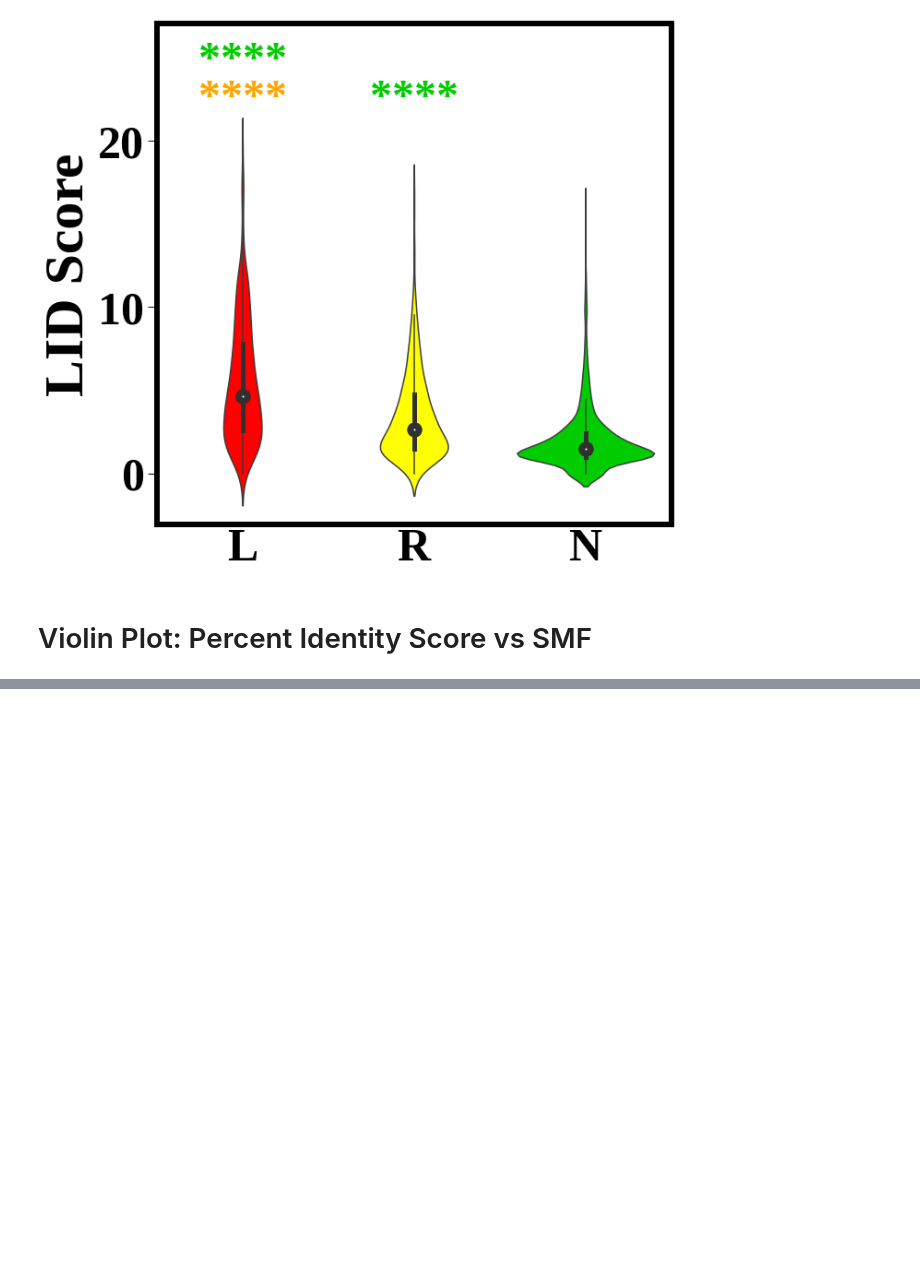
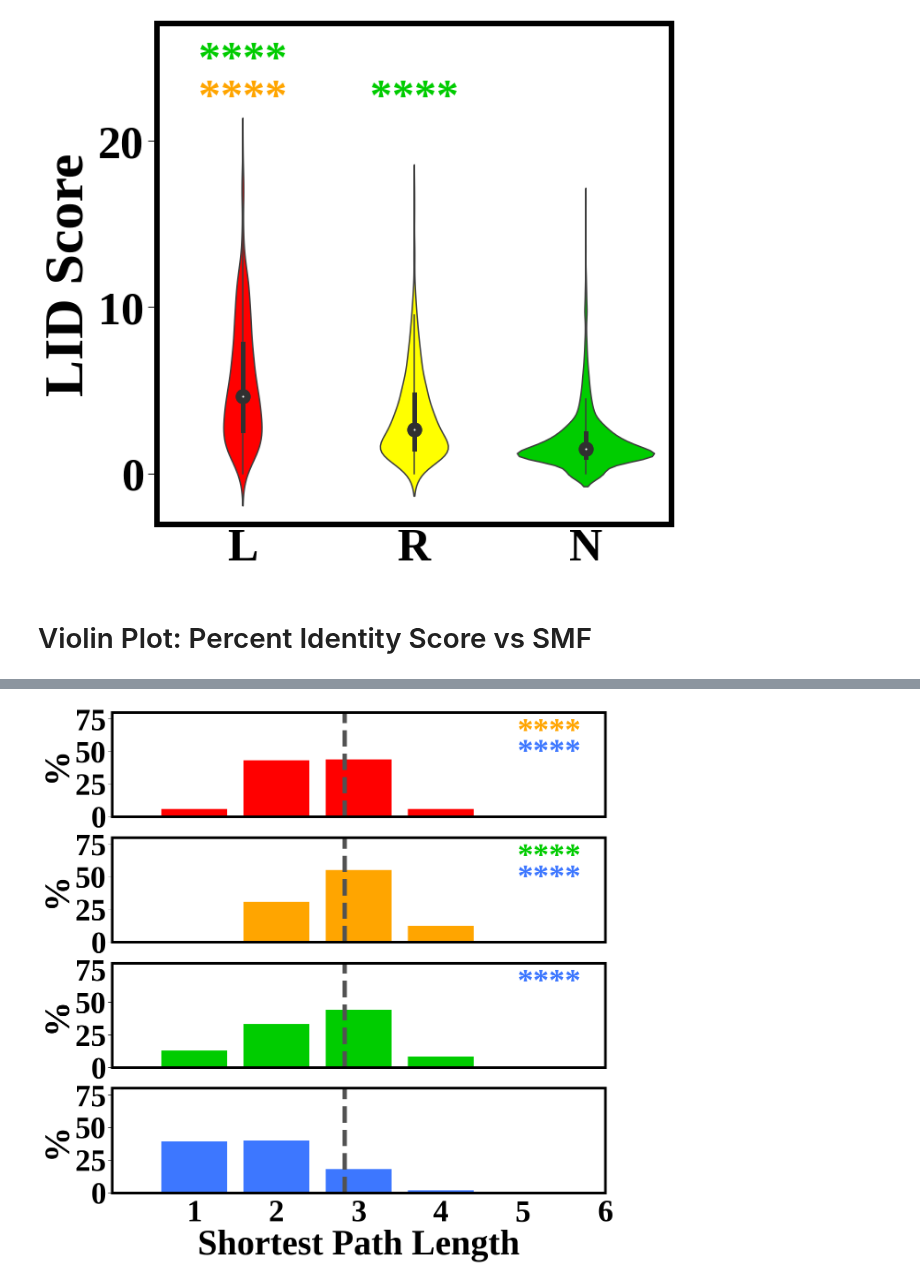
Before and after one commit to KISRDevelopment/cell_viability_paper, a Jupyter notebook: figures.ipynb, the cells around one changed output, grey strips where cells are left out. Cells and saved outputs as stored; diff of their text form; code cells hidden in the pictures; blank space fills up the shorter version.

```diff
--- a/figures.ipynb
+++ b/figures.ipynb
@@ -184,0 +289,95 @@ R (22.36) vs. N (29.44): 0.000000 [36.996009] (lens 994 vs 2487)
+# %%
+def spl_vs_gi(task_path, alpha=0.05):
+
+    plot_cfg = {
+        "tick_label_size" : 70,
+        "xlabel_size" : 80,
+        "ylabel_size" : 80,
+        "border_size" : 6,
+        "bar_border_size" : 2.5,
+        "bar_label_size" : 48,
+        "stars_label_size" : 72,
+        "annot_size" : 82,
+    }
+
+
+    colors = ['#FF0000', 'orange', '#00CC00', '#3d77ff']
+    star_colors = ['#FF0000', 'orange', '#00CC00', '#3d77ff']
+
+    df = pd.read_feather(task_path)
+
+    mean_spl = np.mean(df['pairwise-spl'])
+    print(mean_spl)
+    bins = sorted(np.unique(df['bin']))
+
+    vals = df['pairwise-spl']
+
+    val_range = np.arange(np.min(vals), np.max(vals)+1)
+
+    M = np.zeros((len(bins), len(val_range)))
+    for i in range(len(bins)):
+
+        ix = df['bin'] == i
+        sdf = df[ix]
+        svals = vals[ix]
+
+        freqs = []
+        for v in val_range:
+            freqs.append(np.sum(svals == v))
+
+        M[i, :] = freqs
+
+    # normalize by row
+    M = M * 100 / np.sum(M, axis=1, keepdims=True)
+    max_val = 80
+
+    fig, axes = plt.subplots(len(bins), 1, figsize=(20, 20), sharex=True)
+    for i in range(len(bins)):
+
+        axes[i].plot([mean_spl, mean_spl], [0, 100], linewidth=10, color='#525252', linestyle='--')
+
+        axes[i].bar(val_range, M[i, :], color=colors[i])
+        axes[i].yaxis.set_tick_params(labelsize=plot_cfg['tick_label_size'])
+        axes[i].xaxis.set_tick_params(labelsize=plot_cfg['tick_label_size'])
+        axes[i].set_xticks(val_range)
+        axes[i].set_yticks([0, 25, 50, 75])
+        axes[i].set_ylabel('%', fontsize=plot_cfg['ylabel_size'], weight='bold')
+        axes[i].yaxis.set_tick_params(length=10, width=1, which='both')
+        axes[i].xaxis.set_tick_params(length=0, pad=15)
+        if i == len(bins) - 1:
+            axes[i].set_xlabel("Shortest Path Length", fontsize=plot_cfg['xlabel_size'], weight='bold')
+        axes[i].set_ylim([0, max_val])
+        axes[i].set_xlim([0, 6])
+        plt.setp(axes[i].spines.values(),linewidth=plot_cfg["border_size"], color='black')
+
+    # plot pvalues
+    num_comparisons = len(bins) * (len(bins)-1) / 2
+    adjusted_alpha = alpha / num_comparisons
+    print("Comparisons: %d, adjusted alpha: %f" % (num_comparisons, adjusted_alpha))
+
+    for i in range(len(bins)):
+        ix = df['bin'] == i
+        a = vals[ix]
+
+        a_med = np.median(a)
+        yoffset = 0.95
+        xoffset = 0.95
+        for j in range(i+1, len(bins)):
+            ix = df['bin'] == j
+            b= vals[ix]
+
+            statistic, pvalue = scipy.stats.kruskal(a, b)
+            print("%s (%0.2f) vs. %s (%0.2f): %0.6f [%0.6f] (lens: %d vs %d)" % (bins[i],
+                np.median(a), bins[j], np.median(b), pvalue, statistic, a.shape[0], b.shape[0]))
+
+            if pvalue < adjusted_alpha:
+                stars = '*' * compute_stars(pvalue, adjusted_alpha)
+                target_color = star_colors[j]
+                axes[i].text(xoffset, yoffset, stars,
+                    transform=axes[i].transAxes,
+                    color=target_color, ha="right", va="top", weight='bold',
+                    fontsize=plot_cfg['stars_label_size'])
+                yoffset -= 0.2
+
+spl_vs_gi('../generated-data/dataset_yeast_gi_hybrid.feather')
+# %% [output]
@@ -184,0 +392 @@ R (22.36) vs. N (29.44): 0.000000 [36.996009] (lens 994 vs 2487)
+[figure, added]
```
Also changed, not shown: parts of 13 cells of this notebook.
